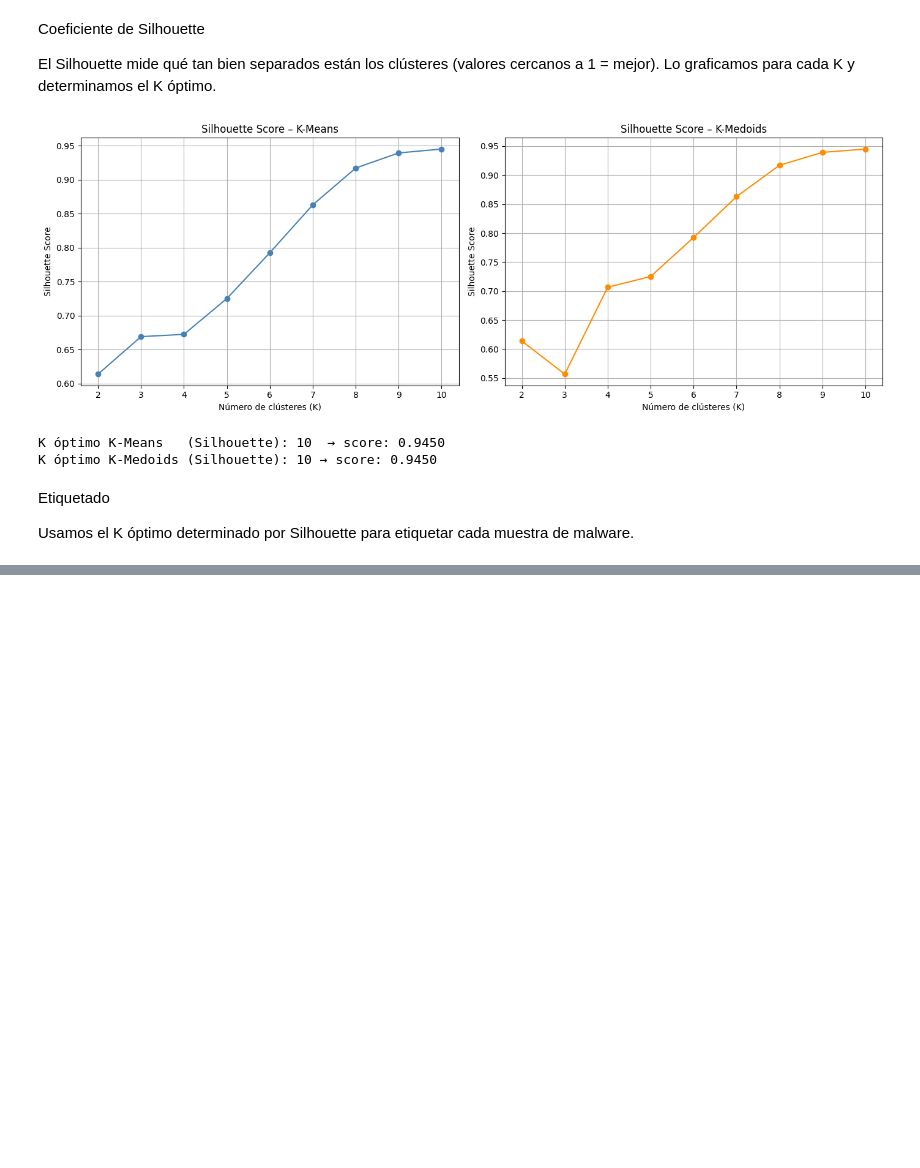
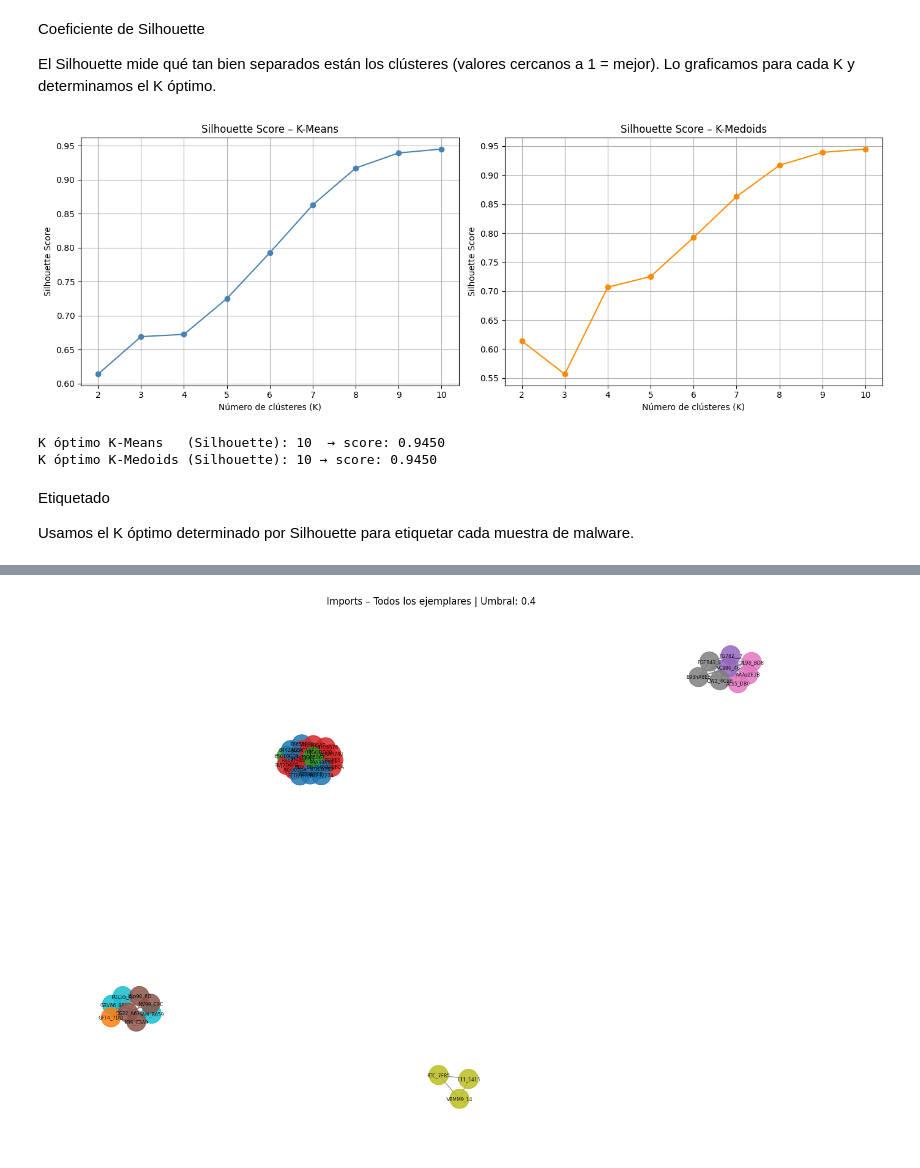
Before and after one commit to PedroPabloGuzmanMayen/Lab3__SDS, a Jupyter notebook: lab3.ipynb, the cells around one changed output, grey strips where cells are left out. Drawn from its saved outputs; the diff is of its cells as text; code cells hidden in the pictures; blank space fills up the shorter version.

```diff
--- a/lab3.ipynb
+++ b/lab3.ipynb
@@ -394,0 +417,88 @@ Dataset etiquetado guardado como labeled.csv
+# %%
+import pandas as pd
+import itertools
+import networkx as nx
+import matplotlib.pyplot as plt
+
+# Cargar datos
+df_raw = pd.read_csv('raw_data.csv', index_col=0).dropna(subset=['imports'])
+malware_names = list(df_raw['hash'])
+malware_attributes = {
+    row['hash']: set(row['imports'].split())
+    for _, row in df_raw.iterrows()
+}
+
+# Función Jaccard
+def jaccard(set1, set2):
+    intersection = set1.intersection(set2)
+    union = set1.union(set2)
+    if not union:
+        return 0.0
+    return float(len(intersection)) / float(len(union))
+
+# Función para construir y mostrar grafo
+def build_graph(malware_names, malware_attributes, threshold,
+                cluster_labels, title):
+    G = nx.Graph()
+
+    for name in malware_names:
+        cluster = cluster_labels.get(name, -1)
+        G.add_node(name, label=name[:10], cluster=cluster)
+
+    for m1, m2 in itertools.combinations(malware_names, 2):
+        score = jaccard(malware_attributes[m1], malware_attributes[m2])
+        if score > threshold:
+            G.add_edge(m1, m2, weight=score)
+
+    unique_clusters = list(set(cluster_labels.values()))
+    color_map_dict = {c: i for i, c in enumerate(unique_clusters)}
+    colors = [color_map_dict[cluster_labels.get(n, -1)] for n in G.nodes()]
+
+    plt.figure(figsize=(14, 10))
+    pos = nx.spring_layout(G, seed=42)
+    nx.draw_networkx(
+        G, pos,
+        labels={n: n[:8] for n in G.nodes()},
+        node_color=colors,
+        cmap=plt.cm.tab10,
+        node_size=600,
+        font_size=6,
+        edge_color='gray',
+        alpha=0.85
+    )
+    plt.title(f"{title} | Umbral: {threshold}")
+    plt.axis('off')
+    plt.tight_layout()
+    plt.show()
+    return G
+
+# Cluster labels
+df_labeled = pd.read_csv('labeled.csv', index_col=0)
+cluster_labels_km = dict(zip(df_labeled['Hash'], df_labeled['cluster_kmeans']))
+
+THRESHOLDS = [0.4, 0.6, 0.8]
+
+# Grafo completo
+for t in THRESHOLDS:
+    build_graph(
+        malware_names, malware_attributes,
+        threshold=t,
+        cluster_labels=cluster_labels_km,
+        title="Imports – Todos los ejemplares"
+    )
+
+# Grafo por familia
+for cluster_id in sorted(set(cluster_labels_km.values())):
+    members = [n for n, c in cluster_labels_km.items() if c == cluster_id]
+    if len(members) < 2:
+        continue
+    attrs = {m: malware_attributes[m] for m in members if m in malware_attributes}
+    for t in THRESHOLDS:
+        build_graph(
+            list(attrs.keys()), attrs,
+            threshold=t,
+            cluster_labels=cluster_labels_km,
+            title=f"Imports – Familia {cluster_id}"
+        )
+# %% [output]
+[figure, added]
```
Also changed, not shown: parts of 5 cells of this notebook, 1 other file.
